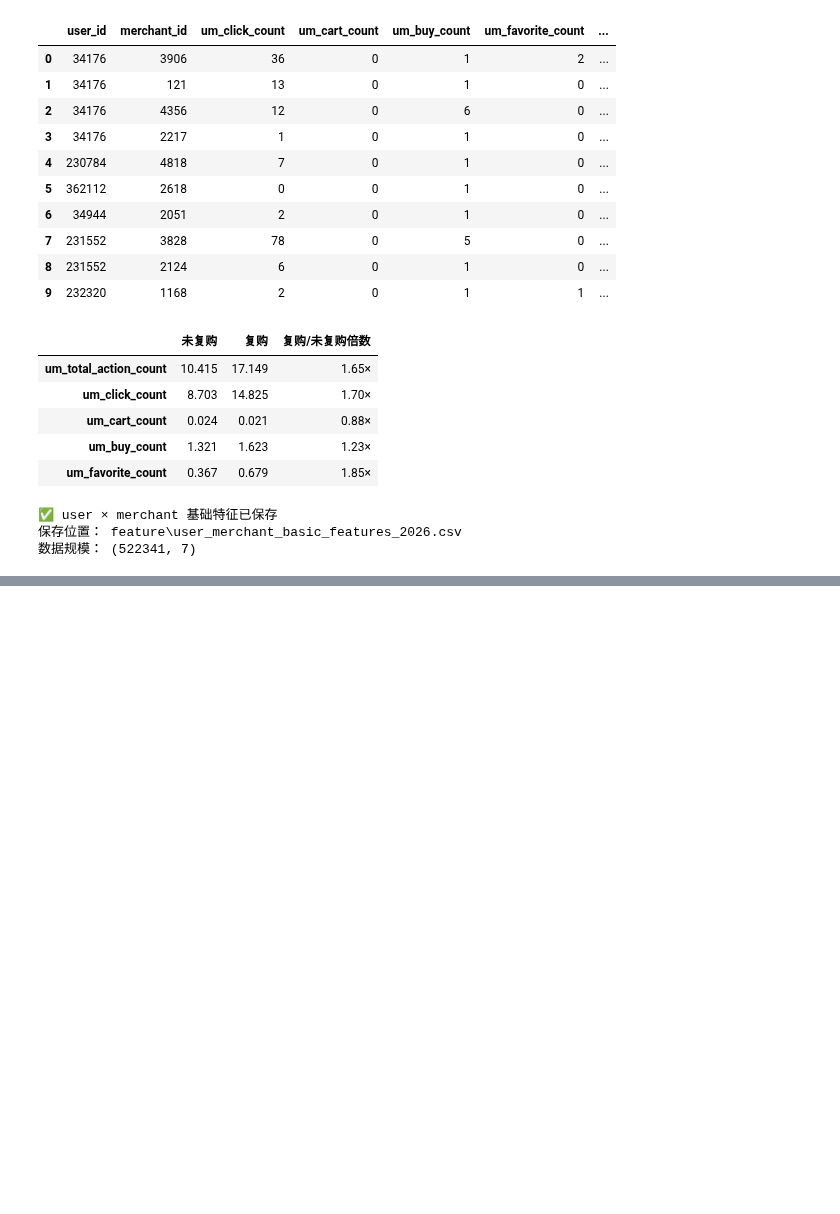
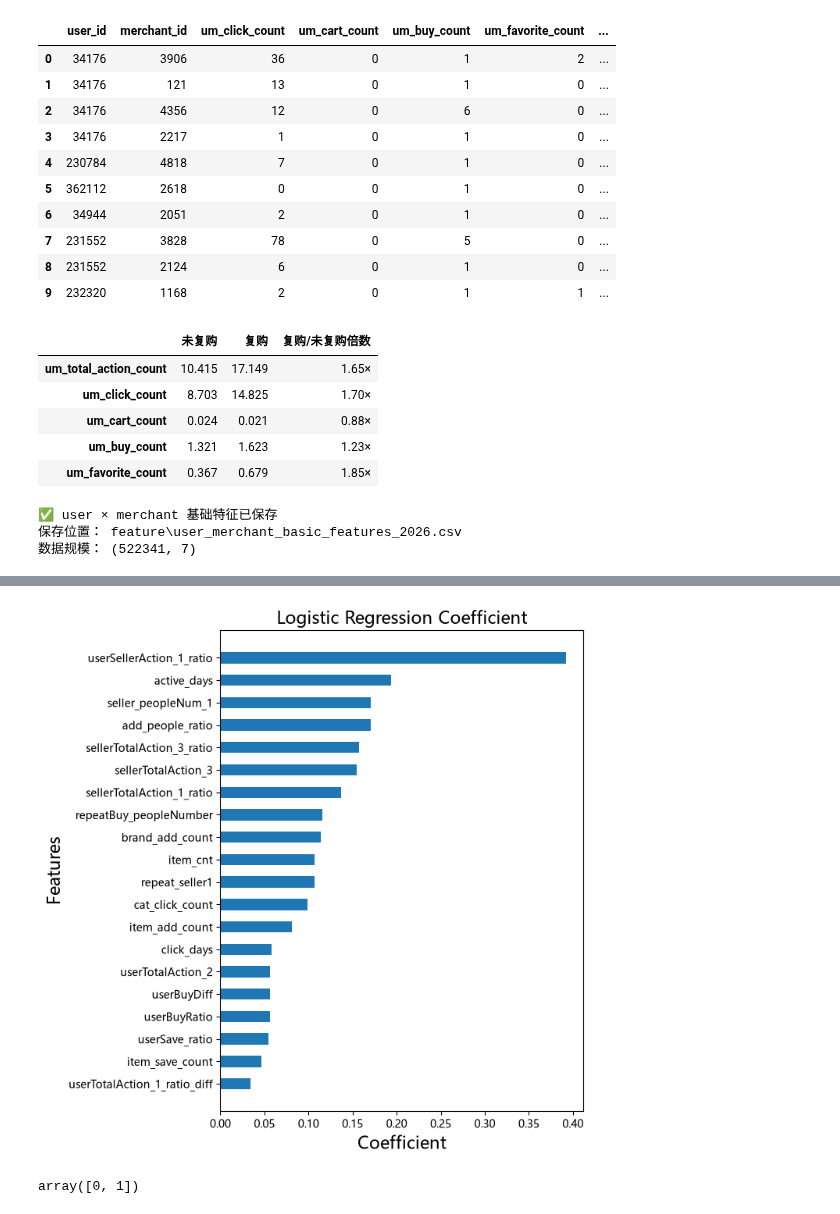
Before and after one commit to fsdds83-byte/tmall-repurchase-prediction, a Jupyter notebook: TMALL_Repurchase_2026.ipynb, the cells around one changed output, grey strips where cells are left out. Cells and saved outputs as stored; diff of their text form; code cells hidden in the pictures; blank space fills up the shorter version.

```diff
--- a/TMALL_Repurchase_2026.ipynb
+++ b/TMALL_Repurchase_2026.ipynb
@@ -8810,0 +7034,19 @@ plt.show()
+# %%
+# ============================================================
+# 96. 整理 Logistic Regression 特征系数
+# ============================================================
+
+lr_coef = pd.DataFrame({
+    "features": train_features.columns,
+    "coef": lr.coef_[0]
+})
+
+lr_coef.sort_values(
+    "coef",
+    ascending=True,
+    inplace=True
+)
+
+display(
+    lr_coef.tail(20)
+)
@@ -8810,0 +7071,41 @@ plt.show()
+# %%
+# ============================================================
+# 97. Logistic Regression Top 20 Coefficients
+# ============================================================
+
+plt.figure(
+    figsize=(6, 8)
+)
+
+plt.barh(
+    y=lr_coef["features"][-20:],
+    width=lr_coef["coef"][-20:],
+    height=0.5
+)
+
+plt.title(
+    "Logistic Regression Coefficient",
+    fontsize=16
+)
+
+plt.xlabel(
+    "Coefficient",
+    fontsize=16
+)
+
+plt.ylabel(
+    "Features",
+    fontsize=16
+)
+
+plt.show()
+# %% [output]
+[figure, added]
+# %%
+# ============================================================
+# 98. 检查类别顺序
+# ============================================================
+
+lr.classes_
+# %% [output]
+array([0, 1])
```
Also changed, not shown: parts of 229 cells of this notebook.
